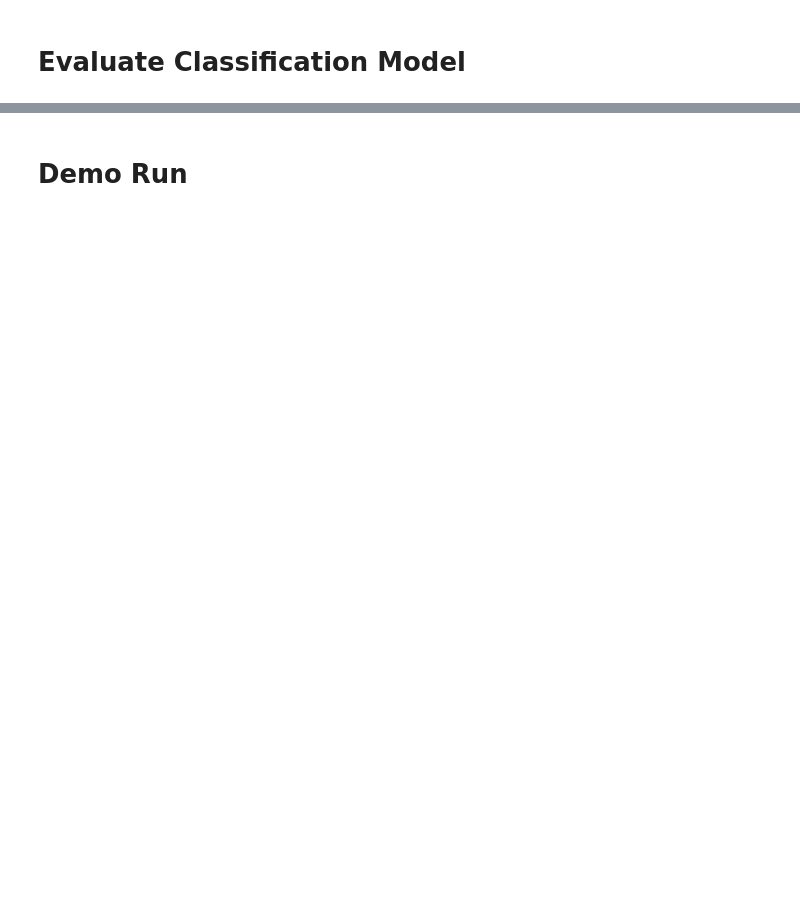
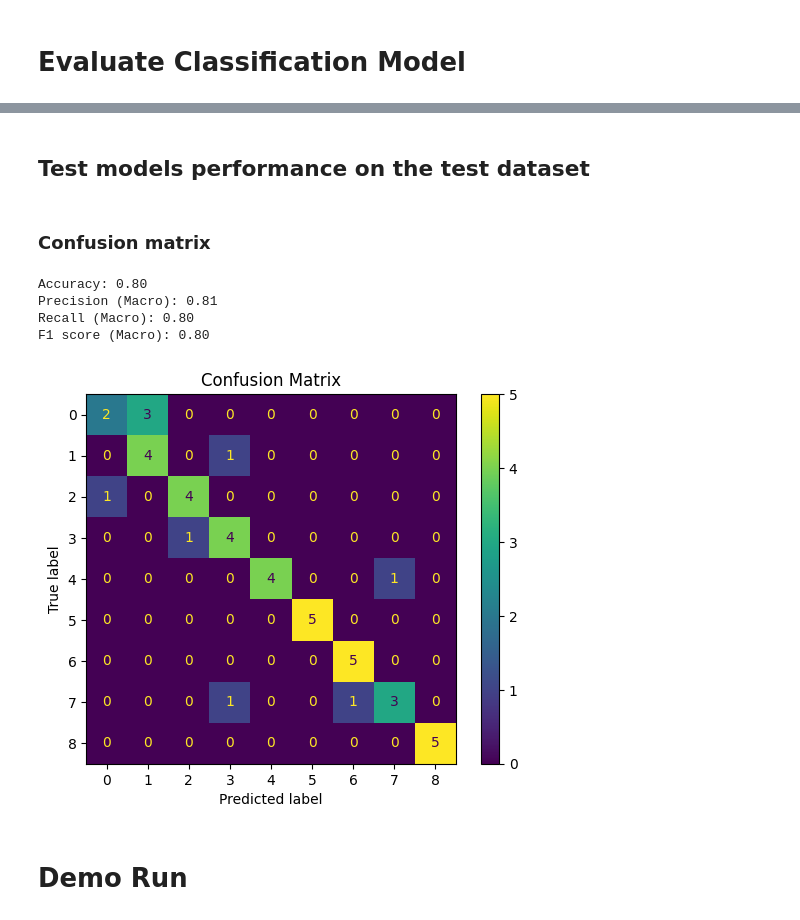
Before and after one commit to amor0094/TRC3500-2025-GroupC1, a Jupyter notebook: Project-2/python_code.ipynb, the cells around one changed output, grey strips where cells are left out. Drawn from its saved outputs; the diff is of its cells as text; code cells hidden in the pictures; blank space fills up the shorter version.

Commit message:
- Accuracy: 0.80 - Precision (Macro): 0.81 - Recall (Macro): 0.80 - F1 score (Macro): 0.80

```diff
--- a/Project-2/python_code.ipynb
+++ b/Project-2/python_code.ipynb
@@ -300,11 +301,12 @@ class PiezoNN(nn.Module):
         self.fc3 = nn.Linear(256, num_classes) # Output layer
         self.bn1 = nn.BatchNorm1d(512)         # Batch normalization after first layer
         self.bn2 = nn.BatchNorm1d(256)         # Batch normalization after second layer
-        self.dropout = nn.Dropout(0.3)         # Dropout to prevent overfitting
+        self.dropout = nn.Dropout()         # Dropout to prevent overfitting
 
     def forward(self, x):
         x = F.relu(self.fc1(x))  # ReLU activation after the first layer
         x = self.bn1(x)          # Batch Normalization
+        x = self.dropout(x)      # Apply dropout for regularization
         x = F.relu(self.fc2(x))  # ReLU activation after the second layer
         x = self.bn2(x)          # Batch Normalization
         x = self.dropout(x)      # Apply dropout for regularization
@@ -347,7 +349,7 @@ class PiezoNN(nn.Module):
             if loss_val < self.best_loss:
                 self.best_loss = loss_val
                 best_epoch = epoch + 1
-                torch.save(self.state_dict(), "best_piezo_model.pt")
+                torch.save(self.state_dict(), "best_model.pth")
 
         print(f'Best model saved at epoch {best_epoch} with loss {self.best_loss:.4f}.')
 
@@ -450,2 +474,46 @@ Accuracy on new test data: 0.2000
+# %% [markdown]
+## Test models performance on the test dataset
+# %% [markdown]
+### Confusion matrix
+# %%
+import torch
+from sklearn import metrics
+import matplotlib.pyplot as plt
+
+# Load the best model
+best_params = torch.load('best_model.pt')
+model_best = PiezoNN(input_size=input_size, num_classes=num_classes, device=device)
+model_best.load_state_dict(best_params)
+model_best.to(device)
+
+# Evaluate of test data
+x_all, y_all, logit = model_best.predict(test_loader)
+predictions = F.softmax(logit, dim=1).argmax(dim=1)
+
+# Calculate confusion matrix and other metrics
+y_true = y_all.cpu().numpy()  # True labels
+y_pred = predictions.cpu().numpy()  # Predicted labels
+cMat = metrics.confusion_matrix(y_true, y_pred)
+
+accuracy = metrics.accuracy_score(y_true, y_pred)
+precision = metrics.precision_score(y_true, y_pred, average='macro')  # Macro for multi-class
+recall = metrics.recall_score(y_true, y_pred, average='macro')  # Macro for multi-class
+f1 = metrics.f1_score(y_true, y_pred, average='macro')  # Macro for multi-class
+
+print(f"Accuracy: {accuracy:.2f}")
+print(f"Precision (Macro): {precision:.2f}")
+print(f"Recall (Macro): {recall:.2f}")
+print(f"F1 score (Macro): {f1:.2f}")
+
+# Visualize the confusion matrix
+metrics.ConfusionMatrixDisplay(cMat).plot()
+plt.title("Confusion Matrix")
+plt.show()
+# %% [output]
+Accuracy: 0.80
+Precision (Macro): 0.81
+Recall (Macro): 0.80
+F1 score (Macro): 0.80
+[figure, added]
 # %% [markdown]
 # Demo Run
```
Also changed, not shown: parts of 17 cells of this notebook, 13 other files.
